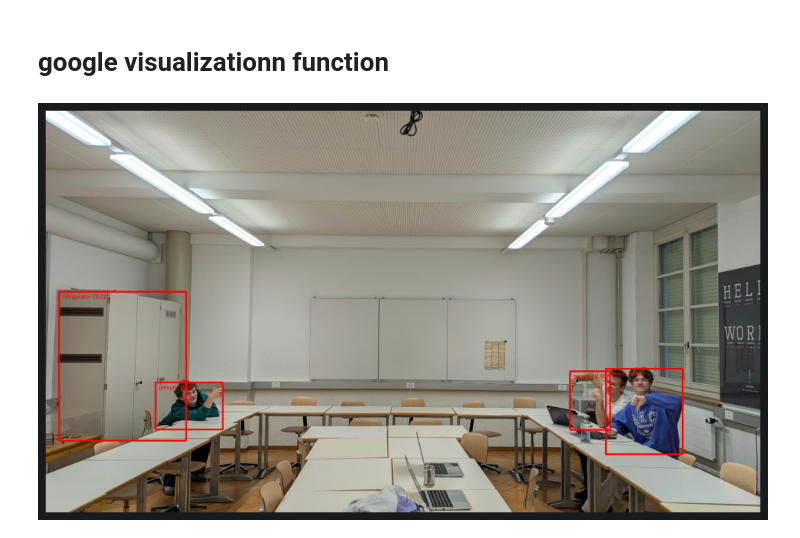
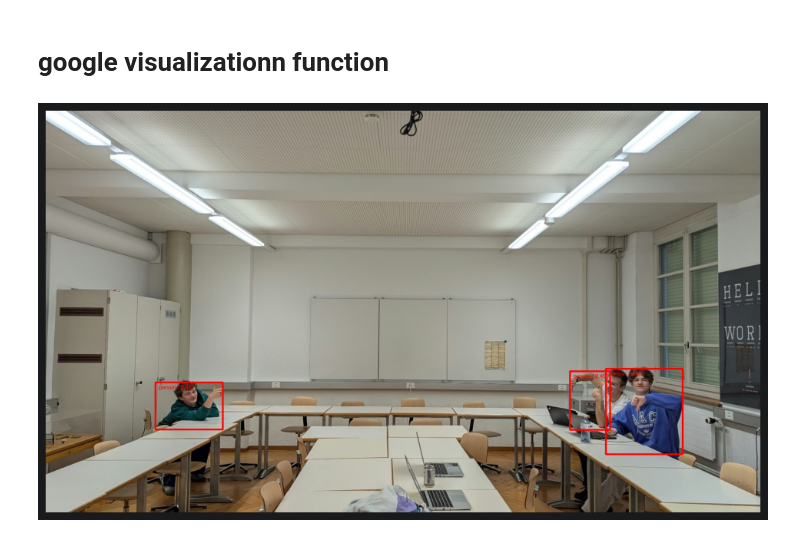
Before and after one commit to jannfrickeedu/eftag-class-vote, a Jupyter notebook: classification.ipynb, the cells around one changed output. Drawn from its saved outputs; the diff is of its cells as text; code cells hidden in the pictures.

```diff
--- a/classification.ipynb
+++ b/classification.ipynb
@@ -44,33 +44,33 @@ def visualize(
 # STEP 1: Import the necessary modules.
 import numpy as np
 import mediapipe as mp
 from mediapipe.tasks import python
 from mediapipe.tasks.python import vision
 from pathlib import Path
 
 IMAGE_FILE = Path("resources/images/class.jpeg")
 
 # STEP 2: Create an ObjectDetector object.
 base_options = python.BaseOptions(model_asset_path='resources/model/efficientdet_lite0.tflite')
 options = vision.ObjectDetectorOptions(base_options=base_options,
-                                       score_threshold=0.3
-                                       )
+                                       score_threshold=0.3,
+                                       category_allowlist=["person"])
 detector = vision.ObjectDetector.create_from_options(options)
 
 image = mp.Image.create_from_file(str(IMAGE_FILE))
 
 detection_result = detector.detect(image)
 
 image_copy = np.copy(image.numpy_view())
 annotated_image = visualize(image_copy, detection_result)
 rgb_annotated_image = cv2.cvtColor(annotated_image, cv2.COLOR_BGR2RGB)
 
 import cv2
 import matplotlib.pyplot as plt
 
 plt.figure(figsize=(12, 8))
 plt.imshow(cv2.cvtColor(rgb_annotated_image, cv2.COLOR_BGR2RGB))
 plt.axis("off")
 plt.show()
 # %% [output]
-[figure, old version]
+[figure, new version]
```
Also changed, not shown: 1 other file.
